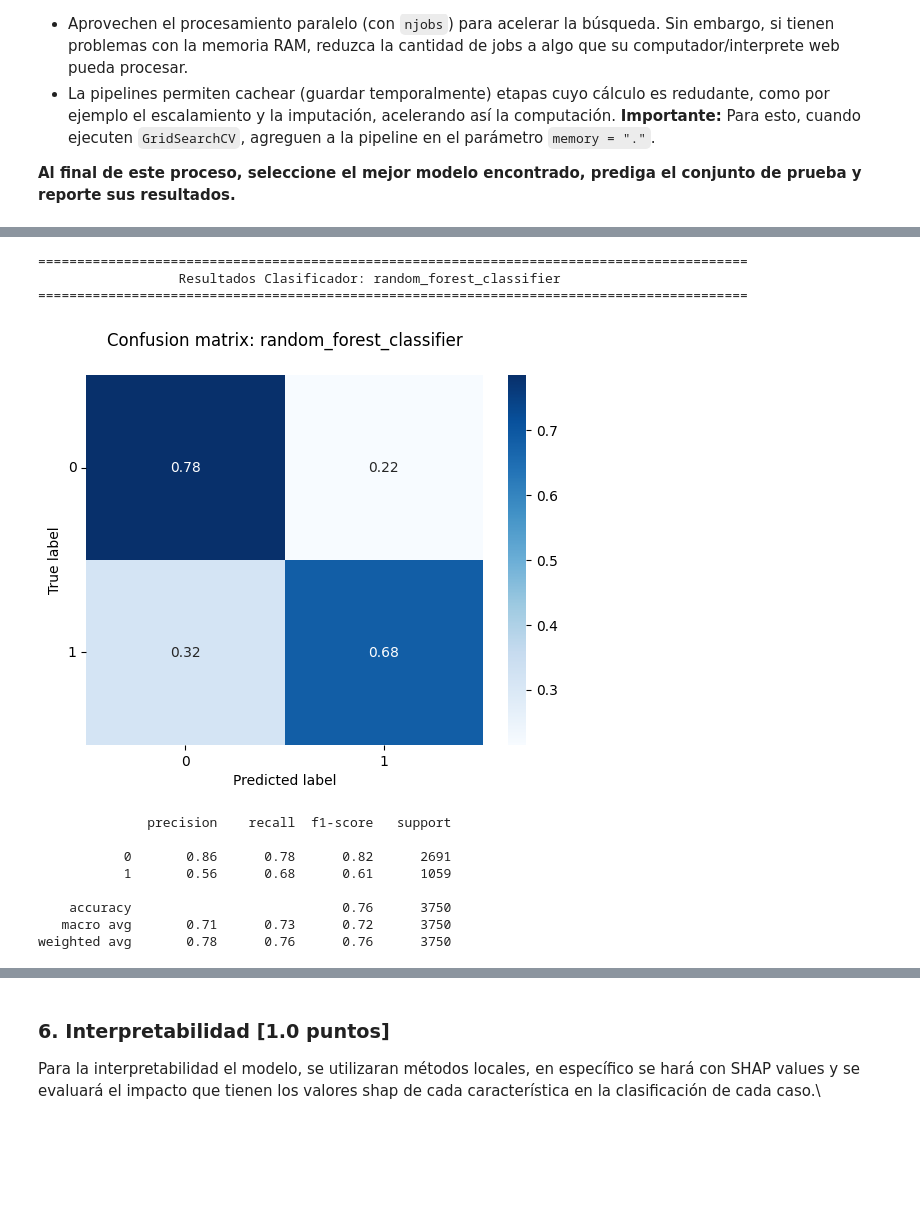
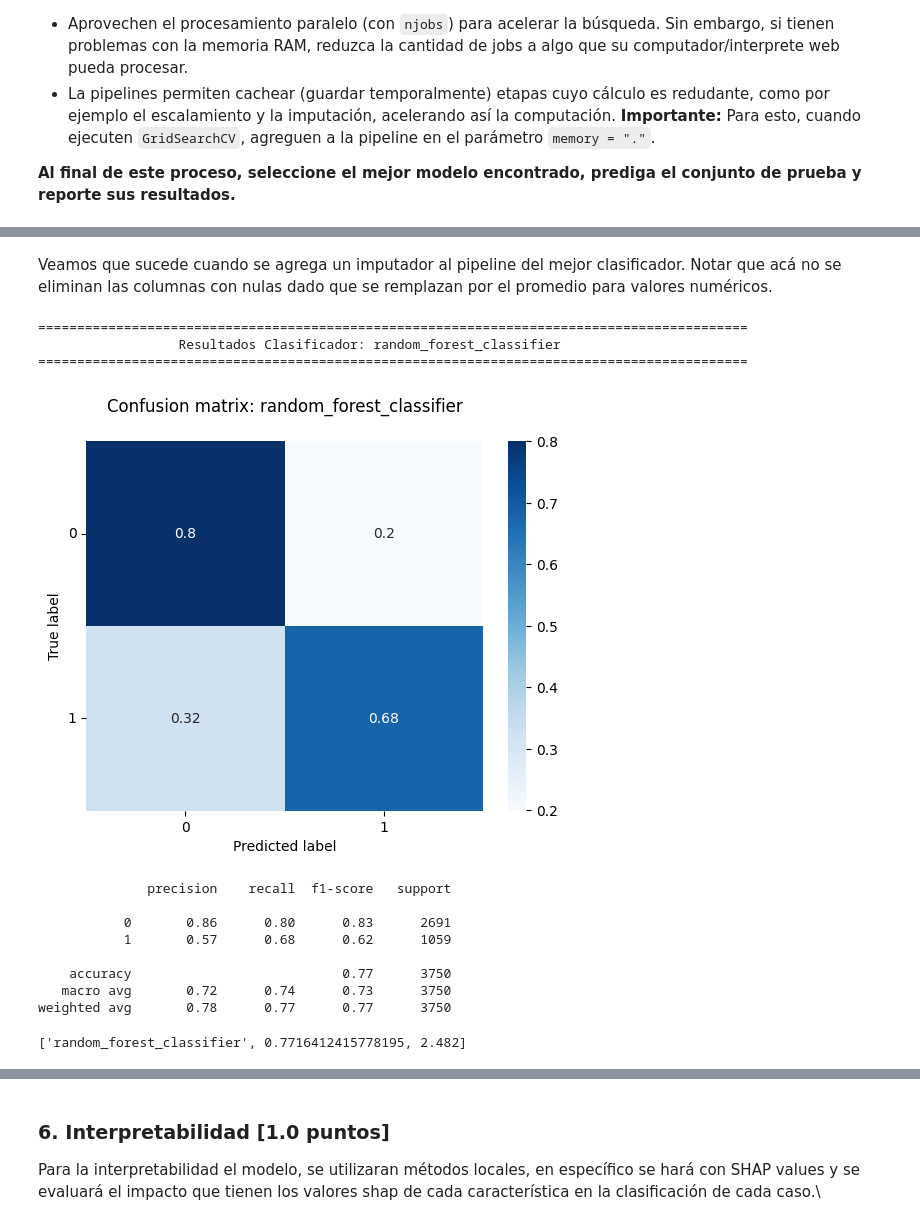
Before and after one commit to mvarasg/MDS7202-Lab-Programacion-Cientifica-MDS, a Jupyter notebook: proyecto2/Proyecto2_Respuestas.ipynb, the cells around one changed output, grey strips where cells are left out. Cells and saved outputs as stored; diff of their text form; code cells hidden in the pictures; blank space fills up the shorter version.

```diff
--- a/proyecto2/Proyecto2_Respuestas.ipynb
+++ b/proyecto2/Proyecto2_Respuestas.ipynb
@@ -233,9 +224,10 @@ from sklearn.svm import SVC
 from sklearn.ensemble import RandomForestClassifier
 import lightgbm as lgb
 import xgboost as xgb
-
+import time
+##Obtener los resultados al correr los pipelines
 def pipeline_classifer(pipeline, X_train, X_test, y_train, y_test, name):
-
+    t_inicial = time.time()
     transformed_data = pipeline.fit(X_train, y_train)
 
     predictions = transformed_data.predict(X_test)
@@ -258,8 +250,8 @@ def pipeline_classifer(pipeline, X_train, X_test, y_train, y_test, name):
     plt.show()
 
     print(classification_report(y_test, predictions))
-
-    return
+    f1_weighted = f1_score(y_test, predictions, average='weighted')
+    return [name, f1_weighted, round(time.time()-t_inicial,3)]
 # %%
 # Definir los clasificadores
 dummy_classifier = DummyClassifier(strategy='stratified',random_state=0)
@@ -534,29 +650,32 @@ Algunas notas interesantes sobre este proceso:
+# %% [markdown]
+Veamos que sucede cuando se agrega un imputador al pipeline del mejor clasificador. Notar que acá no se eliminan las columnas con nulas dado que se remplazan por el promedio para valores numéricos.
 # %%
 #usar imputador:
 from sklearn.impute import SimpleImputer
 
 df_imput = pd.read_parquet('dataset.pq')
 X2_train, X2_test, y2_train, y2_test = train_test_split(df_imput, df_imput['credit_score'], test_size=0.3, random_state=0)
 
-RF = RandomForestClassifier(class_weight = 'balanced', max_depth = 5, n_estimators = 200, random_state= 0)
+RF = RandomForestClassifier(class_weight = 'balanced', max_depth = 10, n_estimators = 200, random_state= 0)
 
 
 RF_Classificator = Pipeline([
         ('column_transformer', column_transformer),
         ('Imput',SimpleImputer(strategy='mean') ),
-        ('SelectPercentile', SelectPercentile(score_func=f_classif, percentile=80)),
+        ('SelectPercentile', SelectPercentile(score_func=f_classif, percentile=90)),
         ('classifier', RF)])
 pipeline_classifer(RF_Classificator, X2_train, X2_test, y2_train, y2_test, 'random_forest_classifier')
 # %% [output]
 ===========================================================================================
                   Resultados Clasificador: random_forest_classifier
 ===========================================================================================
-[figure, old version]
+[figure, new version]
               precision    recall  f1-score   support
 
-           0       0.86      0.78      0.82      2691
-           1       0.56      0.68      0.61      1059
+           0       0.86      0.80      0.83      2691
+           1       0.57      0.68      0.62      1059
 
-    accuracy                           0.76      3750
-   macro avg       0.71      0.73      0.72      3750
-weighted avg       0.78      0.76      0.76      3750
+    accuracy                           0.77      3750
+   macro avg       0.72      0.74      0.73      3750
+weighted avg       0.78      0.77      0.77      3750
+['random_forest_classifier', 0.7716412415778195, 2.482]
```
Also changed, not shown: parts of 13 cells of this notebook.
